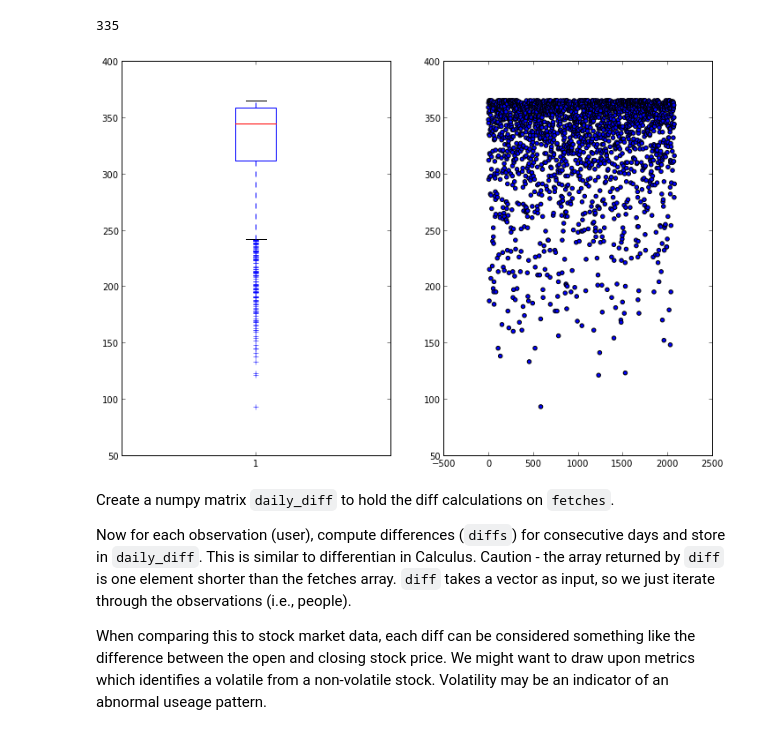
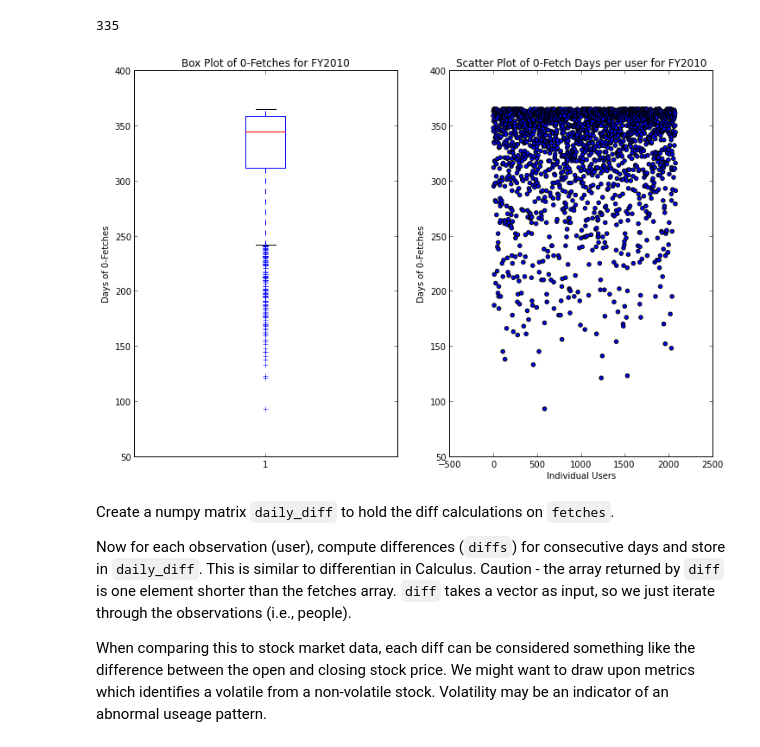
Before and after one commit to svkerr/Aerolink_Ubuntu, a Jupyter notebook: aerolink_daily_analysis.ipynb, the cells around one changed output. Drawn from its saved outputs; the diff is of its cells as text; code cells hidden in the pictures.

```diff
--- a/aerolink_daily_analysis.ipynb
+++ b/aerolink_daily_analysis.ipynb
@@ -56,16 +56,21 @@ print len(zero_count)
 zeroes[9]
 # %% [output]
 335
-# %%
-subplot(121)
-plt.boxplot(zeroes)
-
-subplot(122)
-plt.scatter(arange(len(zeroes)),zeroes)
-
-show()
-# %% [output]
-[figure, removed]
+# %%
+subplot(121)
+plt.ylabel('Days of 0-Fetches')
+plt.title('Box Plot of 0-Fetches for FY2010')
+plt.boxplot(zeroes)
+
+subplot(122)
+plt.ylabel('Days of 0-Fetches')
+plt.xlabel('Individual Users')
+plt.title('Scatter Plot of 0-Fetch Days per user for FY2010')
+plt.scatter(arange(len(zeroes)),zeroes)
+
+show()
+# %% [output]
+[figure, added]
 # %% [markdown]
 Create a numpy matrix `daily_diff` to hold the diff calculations on `fetches`.
 
```
Also changed, not shown: parts of 16 cells of this notebook.
